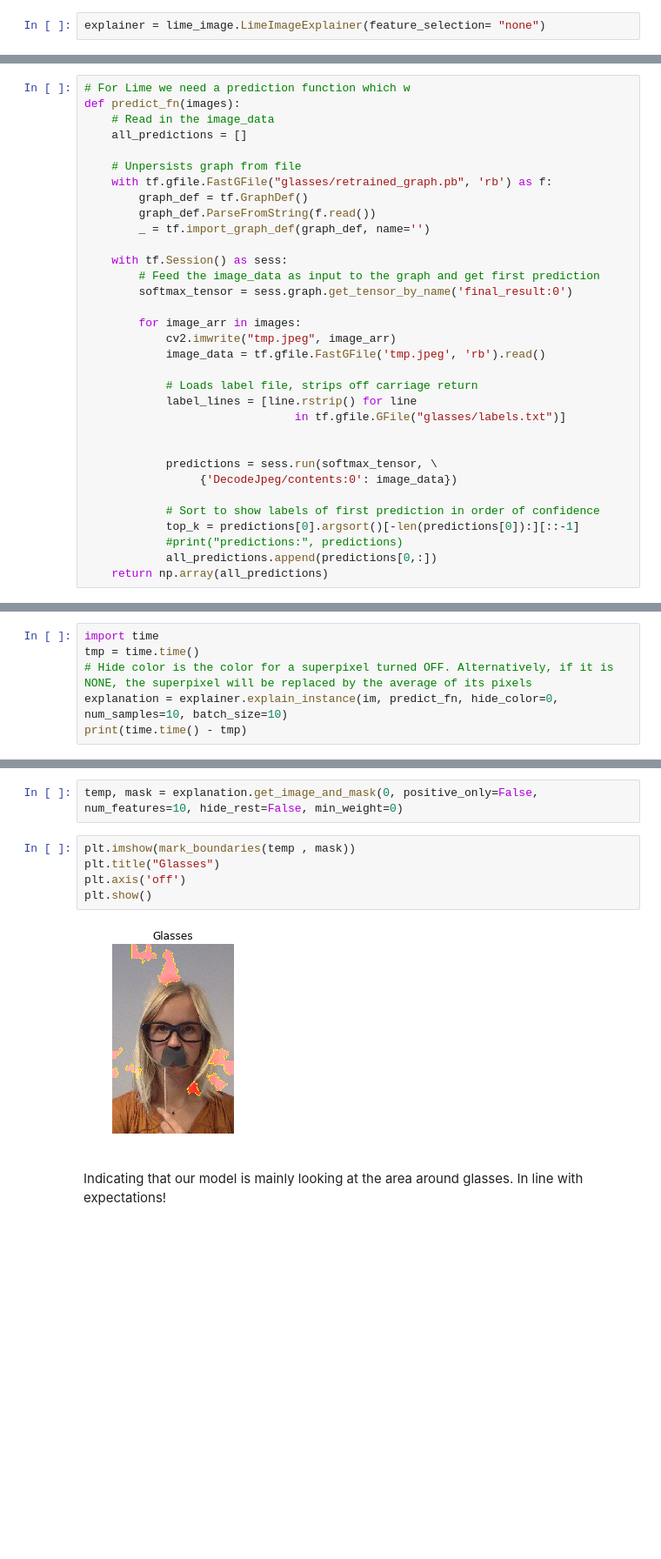
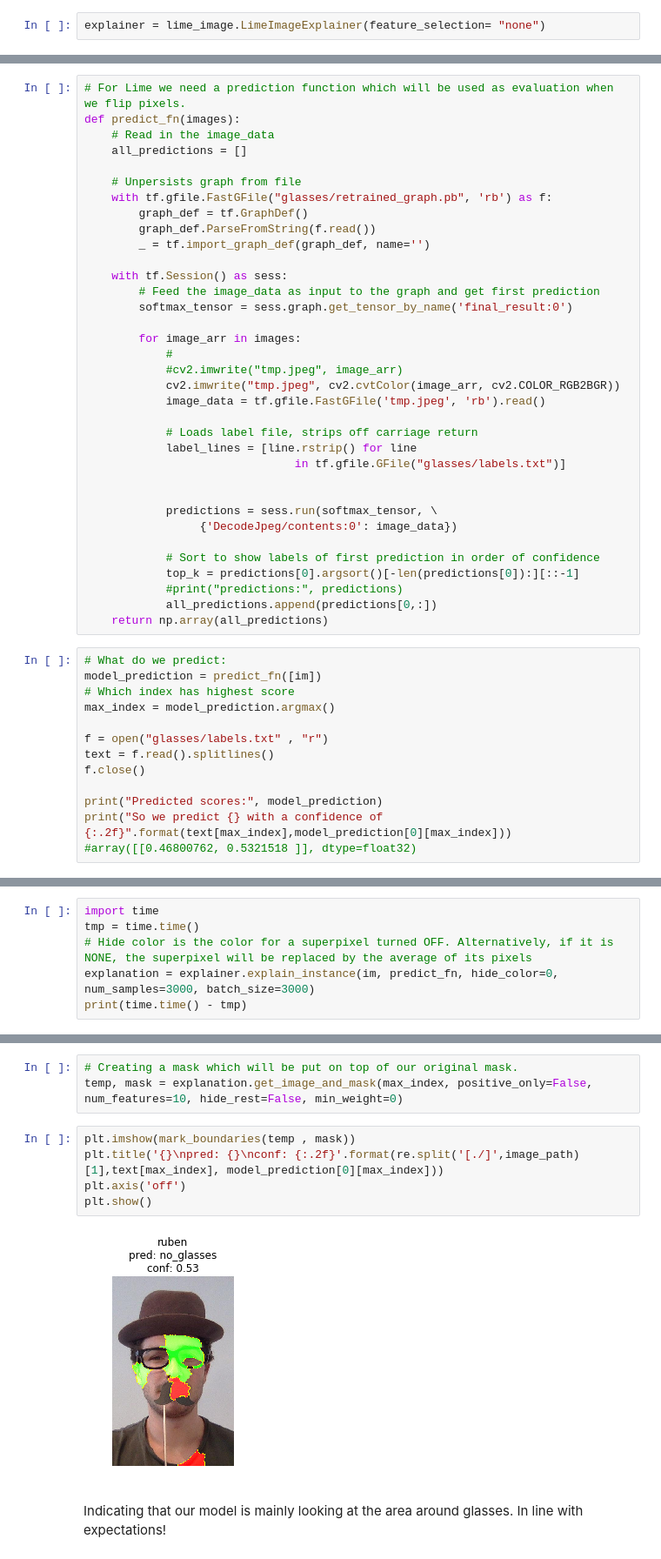
Before and after one commit to data-science-lab-amsterdam/explaining_deep_learning, a Jupyter notebook: explaining_rating.ipynb, the cells around one changed output, grey strips where cells are left out. Shown at 87% size. Saved outputs shown, nothing was run; the diff lists cells and outputs as text; blank space fills up the shorter version.

```diff
--- a/explaining_rating.ipynb
+++ b/explaining_rating.ipynb
@@ -26,5 +27,5 @@ plt.imshow(im)
 # %%
-# For Lime we need a prediction function which w
+# For Lime we need a prediction function which will be used as evaluation when we flip pixels.
 def predict_fn(images):
     # Read in the image_data
     all_predictions = []
@@ -40,7 +41,9 @@ def predict_fn(images):
         softmax_tensor = sess.graph.get_tensor_by_name('final_result:0')
 
         for image_arr in images:
-            cv2.imwrite("tmp.jpeg", image_arr)
+            #
+            #cv2.imwrite("tmp.jpeg", image_arr)
+            cv2.imwrite("tmp.jpeg", cv2.cvtColor(image_arr, cv2.COLOR_RGB2BGR))
             image_data = tf.gfile.FastGFile('tmp.jpeg', 'rb').read()
 
             # Loads label file, strips off carriage return
@@ -56,3 +59,16 @@ def predict_fn(images):
             #print("predictions:", predictions)
             all_predictions.append(predictions[0,:])
     return np.array(all_predictions)
+# %%
+# What do we predict:
+model_prediction = predict_fn([im])
+# Which index has highest score
+max_index = model_prediction.argmax()
+
+f = open("glasses/labels.txt" , "r")
+text = f.read().splitlines()
+f.close()
+
+print("Predicted scores:", model_prediction)
+print("So we predict {} with a confidence of {:.2f}".format(text[max_index],model_prediction[0][max_index]))
+#array([[0.46800762, 0.5321518 ]], dtype=float32)
@@ -60,6 +79,6 @@ def predict_fn(images):
 import time
 tmp = time.time()
 # Hide color is the color for a superpixel turned OFF. Alternatively, if it is NONE, the superpixel will be replaced by the average of its pixels
-explanation = explainer.explain_instance(im, predict_fn, hide_color=0, num_samples=10, batch_size=10)
+explanation = explainer.explain_instance(im, predict_fn, hide_color=0, num_samples=3000, batch_size=3000)
 print(time.time() - tmp)
 # %% [output]
@@ -83,11 +102,12 @@ print(time.time() - tmp)
 # %%
-temp, mask = explanation.get_image_and_mask(0, positive_only=False, num_features=10, hide_rest=False, min_weight=0)
+# Creating a mask which will be put on top of our original mask.
+temp, mask = explanation.get_image_and_mask(max_index, positive_only=False, num_features=10, hide_rest=False, min_weight=0)
 # %%
 plt.imshow(mark_boundaries(temp , mask))
-plt.title("Glasses")
+plt.title('{}\npred: {}\nconf: {:.2f}'.format(re.split('[./]',image_path)[1],text[max_index], model_prediction[0][max_index]))
 plt.axis('off')
 plt.show()
 # %% [output]
-[figure, old version]
+[figure, new version]
 # %% [markdown]
 Indicating that our model is mainly looking at the area around glasses. In line with expectations!
```
Also changed, not shown: parts of 5 cells of this notebook, 1 other file.
